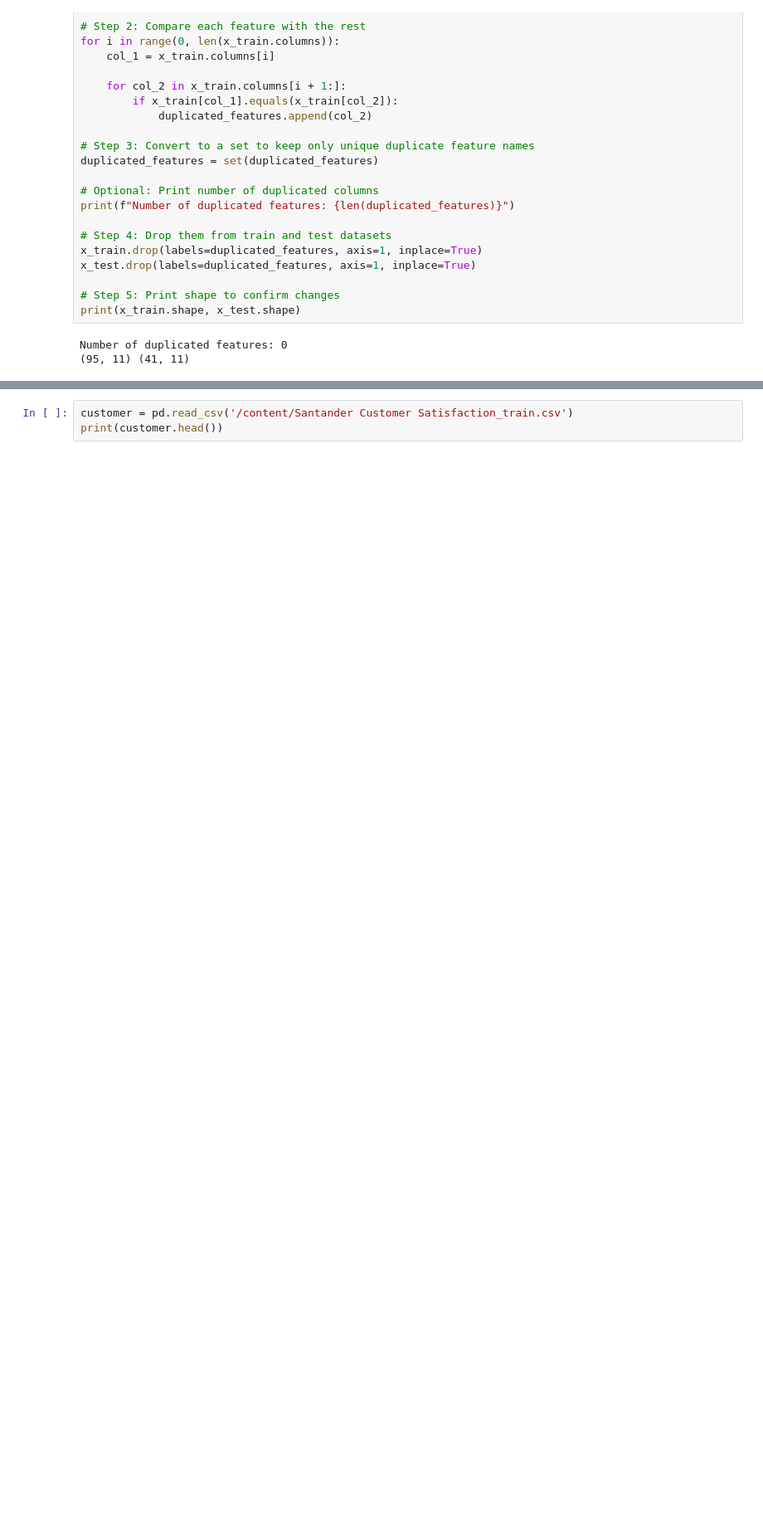
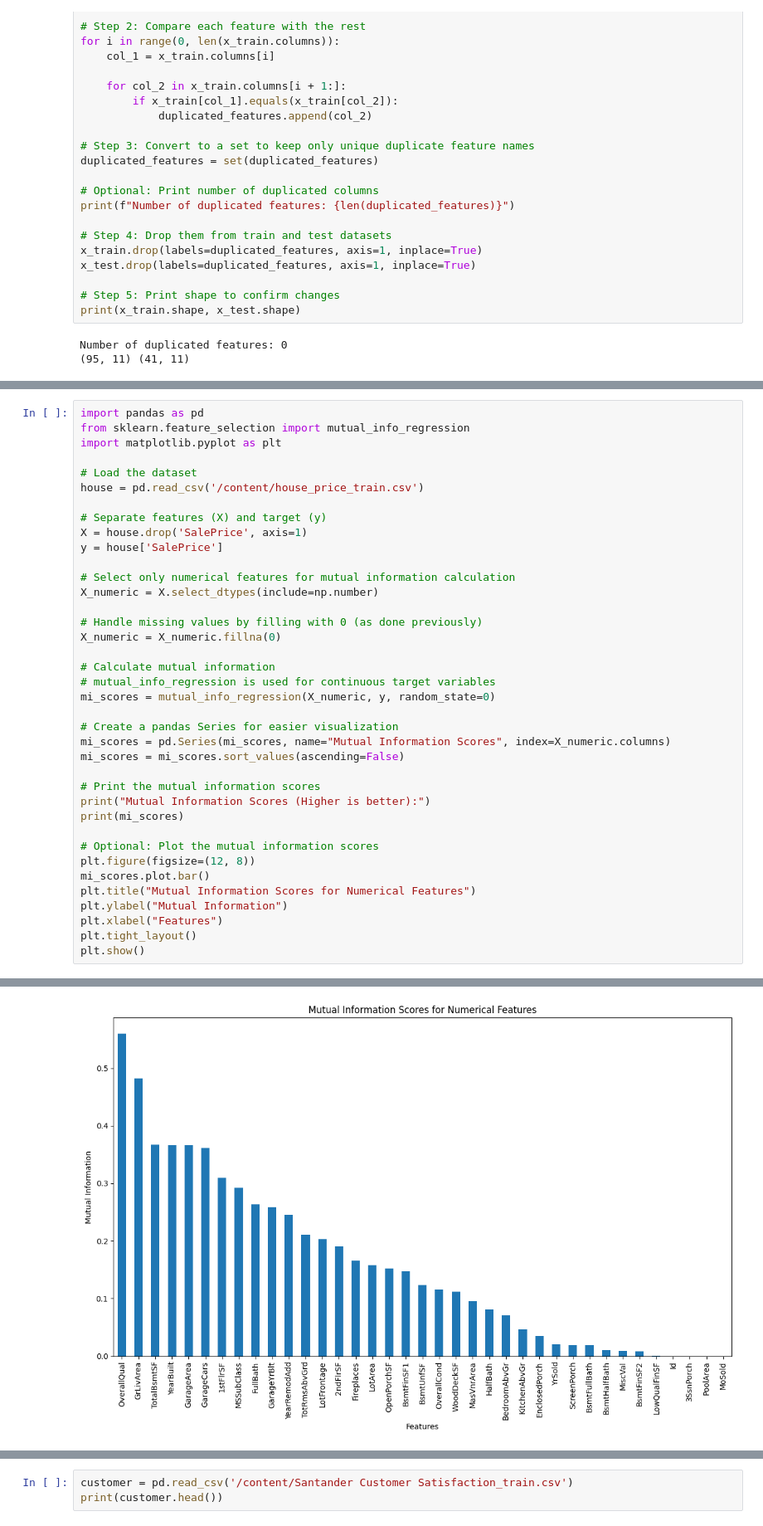
Before and after one commit to Priyanshu27083/ML_lab, a Jupyter notebook: scikit.ipynb, the cells around one changed output, grey strips where cells are left out. Shown at 83% size. Cells and saved outputs as stored; diff of their text form; blank space fills up the shorter version.

```diff
--- a/scikit.ipynb
+++ b/scikit.ipynb
@@ -421,0 +424,39 @@ plt.show()
+# %%
+import pandas as pd
+from sklearn.feature_selection import mutual_info_regression
+import matplotlib.pyplot as plt
+
+# Load the dataset
+house = pd.read_csv('/content/house_price_train.csv')
+
+# Separate features (X) and target (y)
+X = house.drop('SalePrice', axis=1)
+y = house['SalePrice']
+
+# Select only numerical features for mutual information calculation
+X_numeric = X.select_dtypes(include=np.number)
+
+# Handle missing values by filling with 0 (as done previously)
+X_numeric = X_numeric.fillna(0)
+
+# Calculate mutual information
+# mutual_info_regression is used for continuous target variables
+mi_scores = mutual_info_regression(X_numeric, y, random_state=0)
+
+# Create a pandas Series for easier visualization
+mi_scores = pd.Series(mi_scores, name="Mutual Information Scores", index=X_numeric.columns)
+mi_scores = mi_scores.sort_values(ascending=False)
+
+# Print the mutual information scores
+print("Mutual Information Scores (Higher is better):")
+print(mi_scores)
+
+# Optional: Plot the mutual information scores
+plt.figure(figsize=(12, 8))
+mi_scores.plot.bar()
+plt.title("Mutual Information Scores for Numerical Features")
+plt.ylabel("Mutual Information")
+plt.xlabel("Features")
+plt.tight_layout()
+plt.show()
+# %% [output]
@@ -422,3 +480,4 @@ plt.show()
+[figure, added]
 # %%
 #Anova
 import pandas as pd
```
Also changed, not shown: parts of 11 cells of this notebook.
